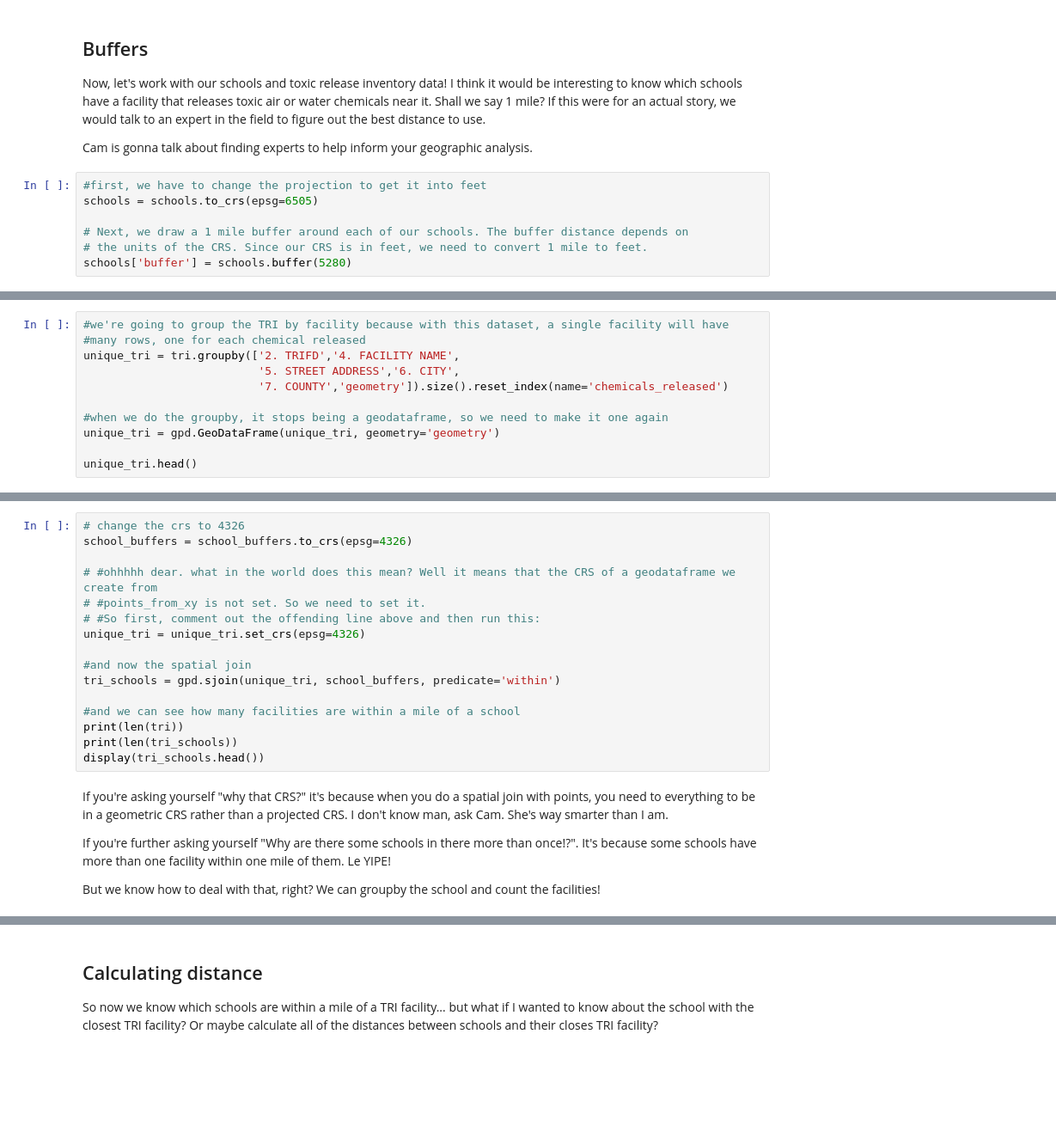
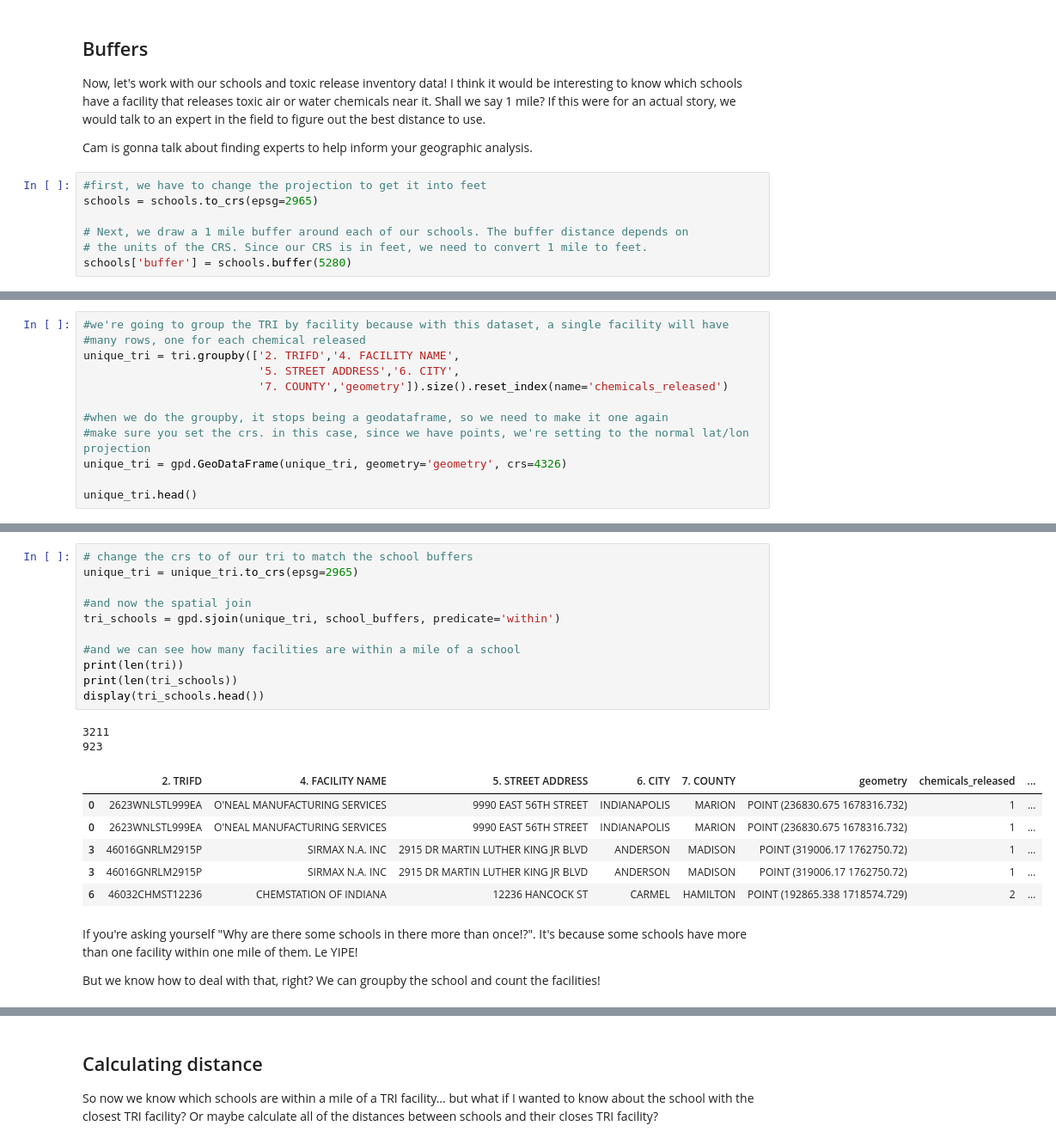
Before and after one commit to akanik/nicar26-scripted-mapping, a Jupyter notebook: code/python-mapping.ipynb, the cells around one changed output, grey strips where cells are left out. Shown at 86% size. Saved outputs shown, nothing was run; the diff lists cells and outputs as text; blank space fills up the shorter version.

```diff
--- a/code/python-mapping.ipynb
+++ b/code/python-mapping.ipynb
@@ -260,7 +337,7 @@ Now, let's work with our schools and toxic release inventory data! I think it wo
 Cam is gonna talk about finding experts to help inform your geographic analysis.
 # %%
 #first, we have to change the projection to get it into feet
-schools = schools.to_crs(epsg=6505)
+schools = schools.to_crs(epsg=2965)
 
 # Next, we draw a 1 mile buffer around each of our schools. The buffer distance depends on
 # the units of the CRS. Since our CRS is in feet, we need to convert 1 mile to feet.
@@ -289,6 +376,7 @@ unique_tri = tri.groupby(['2. TRIFD','4. FACILITY NAME',
                           '7. COUNTY','geometry']).size().reset_index(name='chemicals_released')
 
 #when we do the groupby, it stops being a geodataframe, so we need to make it one again
-unique_tri = gpd.GeoDataFrame(unique_tri, geometry='geometry')
+#make sure you set the crs. in this case, since we have points, we're setting to the normal lat/lon projection
+unique_tri = gpd.GeoDataFrame(unique_tri, geometry='geometry', crs=4326)
 
 unique_tri.head()
@@ -295,23 +390,25 @@ unique_tri.head()
 # %%
-# change the crs to 4326
-school_buffers = school_buffers.to_crs(epsg=4326)
-
-# #ohhhhh dear. what in the world does this mean? Well it means that the CRS of a geodataframe we create from
-# #points_from_xy is not set. So we need to set it.
-# #So first, comment out the offending line above and then run this:
-unique_tri = unique_tri.set_crs(epsg=4326)
+# change the crs to of our tri to match the school buffers
+unique_tri = unique_tri.to_crs(epsg=2965)
 
 #and now the spatial join
 tri_schools = gpd.sjoin(unique_tri, school_buffers, predicate='within')
 
 #and we can see how many facilities are within a mile of a school
 print(len(tri))
 print(len(tri_schools))
 display(tri_schools.head())
+# %% [output]
+3211
+923
+|  | 2. TRIFD | 4. FACILITY NAME | 5. STREET ADDRESS | 6. CITY | 7. COUNTY | geometry | chemicals_released | ... |
+| 0 | 2623WNLSTL999EA | O'NEAL MANUFACTURING SERVICES | 9990 EAST 56TH STREET | INDIANAPOLIS | MARION | POINT (236830.675 1678316.732) | 1 | ... |
+| 0 | 2623WNLSTL999EA | O'NEAL MANUFACTURING SERVICES | 9990 EAST 56TH STREET | INDIANAPOLIS | MARION | POINT (236830.675 1678316.732) | 1 | ... |
+| 3 | 46016GNRLM2915P | SIRMAX N.A. INC | 2915 DR MARTIN LUTHER KING JR BLVD | ANDERSON | MADISON | POINT (319006.17 1762750.72) | 1 | ... |
+| 3 | 46016GNRLM2915P | SIRMAX N.A. INC | 2915 DR MARTIN LUTHER KING JR BLVD | ANDERSON | MADISON | POINT (319006.17 1762750.72) | 1 | ... |
+| 6 | 46032CHMST12236 | CHEMSTATION OF INDIANA | 12236 HANCOCK ST | CARMEL | HAMILTON | POINT (192865.338 1718574.729) | 2 | ... |
 # %% [markdown]
-If you're asking yourself "why that CRS?" it's because when you do a spatial join with points, you need to everything to be in a geometric CRS rather than a projected CRS. I don't know man, ask Cam. She's way smarter than I am.
-
-If you're further asking yourself "Why are there some schools in there more than once!?". It's because some schools have more than one facility within one mile of them. Le YIPE!
+If you're asking yourself "Why are there some schools in there more than once!?". It's because some schools have more than one facility within one mile of them. Le YIPE!
 
 But we know how to deal with that, right? We can groupby the school and count the facilities!
 # %%
```
Also changed, not shown: parts of 28 cells of this notebook, 6 other files.
